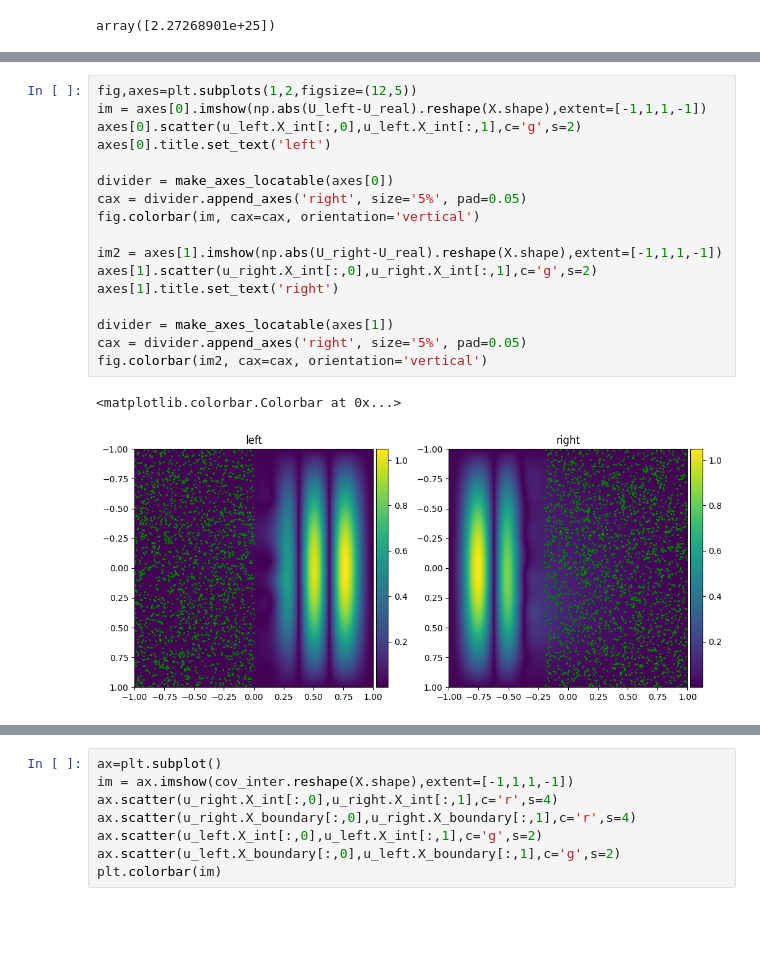
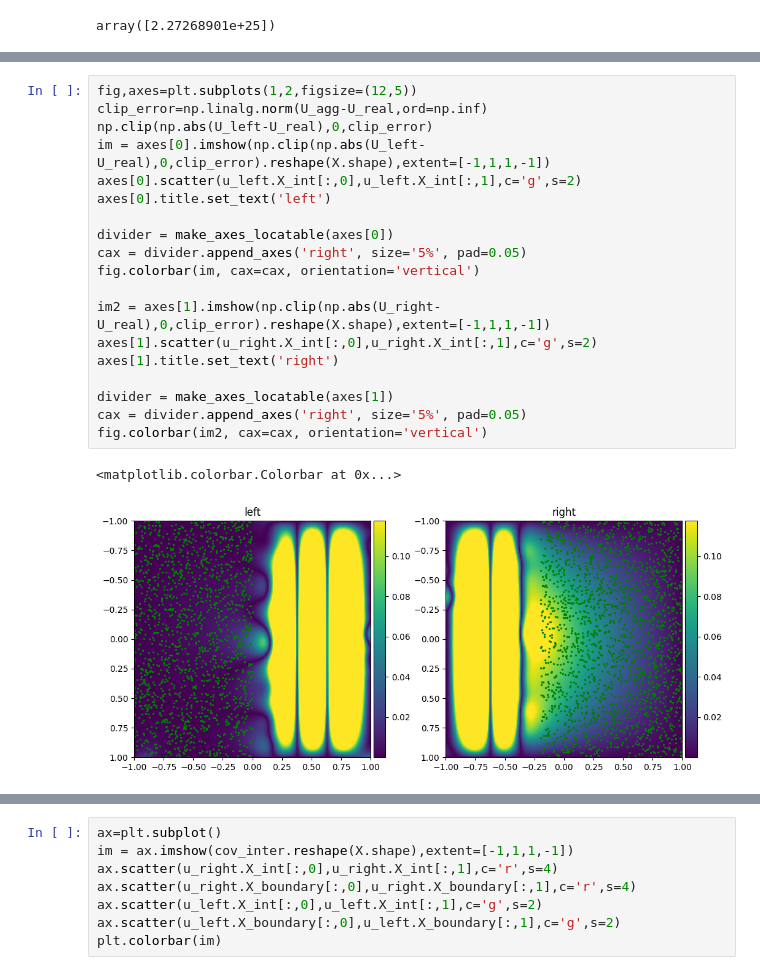
Before and after one commit to TheoBourdais/ModelAggregation, a Jupyter notebook: laplace aggregation.ipynb, the cells around one changed output, grey strips where cells are left out. Saved outputs shown, nothing was run; the diff lists cells and outputs as text; blank space fills up the shorter version.

```diff
--- a/laplace aggregation.ipynb
+++ b/laplace aggregation.ipynb
@@ -267,23 +280,25 @@ plt.colorbar(im)
 # %%
 fig,axes=plt.subplots(1,2,figsize=(12,5))
-im = axes[0].imshow(np.abs(U_left-U_real).reshape(X.shape),extent=[-1,1,1,-1])
+clip_error=np.linalg.norm(U_agg-U_real,ord=np.inf)
+np.clip(np.abs(U_left-U_real),0,clip_error)
+im = axes[0].imshow(np.clip(np.abs(U_left-U_real),0,clip_error).reshape(X.shape),extent=[-1,1,1,-1])
 axes[0].scatter(u_left.X_int[:,0],u_left.X_int[:,1],c='g',s=2)
 axes[0].title.set_text('left')
 
 divider = make_axes_locatable(axes[0])
 cax = divider.append_axes('right', size='5%', pad=0.05)
 fig.colorbar(im, cax=cax, orientation='vertical')
 
-im2 = axes[1].imshow(np.abs(U_right-U_real).reshape(X.shape),extent=[-1,1,1,-1])
+im2 = axes[1].imshow(np.clip(np.abs(U_right-U_real),0,clip_error).reshape(X.shape),extent=[-1,1,1,-1])
 axes[1].scatter(u_right.X_int[:,0],u_right.X_int[:,1],c='g',s=2)
 axes[1].title.set_text('right')
 
 divider = make_axes_locatable(axes[1])
 cax = divider.append_axes('right', size='5%', pad=0.05)
 fig.colorbar(im2, cax=cax, orientation='vertical')
 # %% [output]
 <matplotlib.colorbar.Colorbar at 0x...>
-[figure, old version]
+[figure, new version]
 # %%
 fig,axes=plt.subplots(1,2,figsize=(12,5))
 im = axes[0].imshow(cov_left.reshape(X.shape),extent=[-1,1,1,-1])
```
Also changed, not shown: parts of 16 cells of this notebook.
